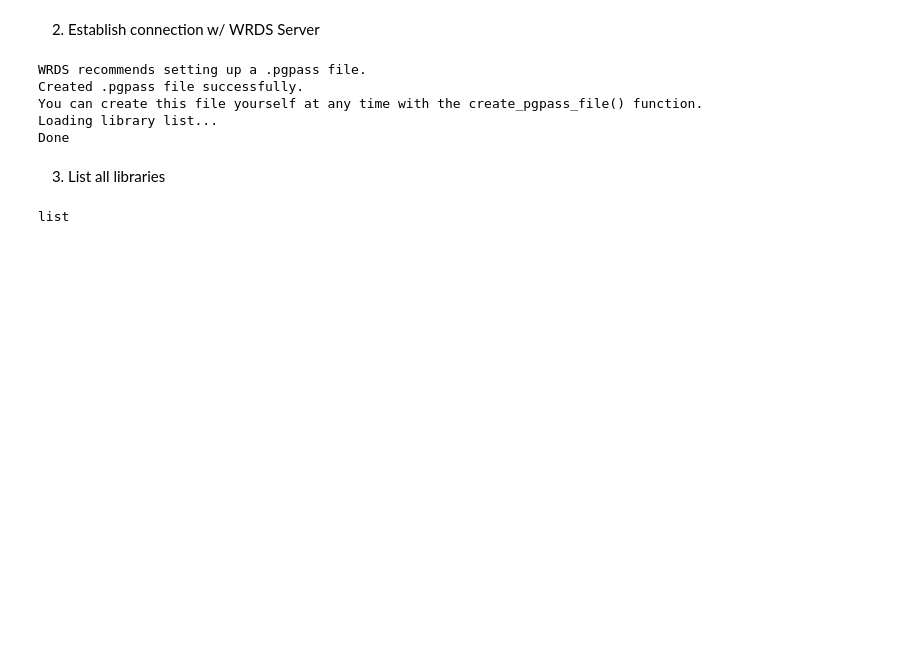
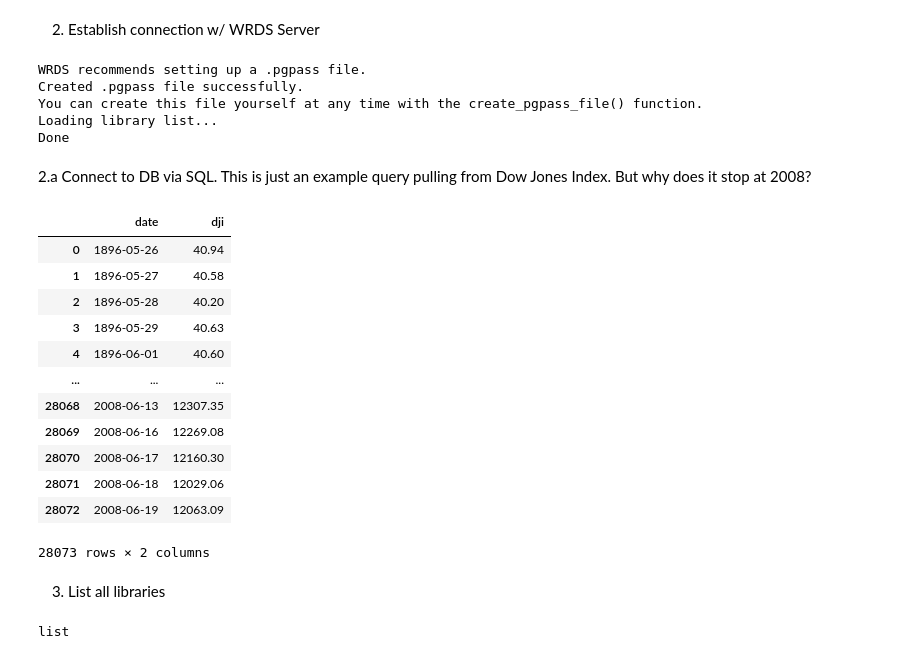
Before and after one commit to WPI-Investing-Association/WRDS-IA, a Jupyter notebook: wrds-py/intro.ipynb, the cells around one changed output. Cells and saved outputs as stored; diff of their text form; code cells hidden in the pictures; blank space fills up the shorter version.

```diff
--- a/wrds-py/intro.ipynb
+++ b/wrds-py/intro.ipynb
@@ -14,6 +14,24 @@ Created .pgpass file successfully.
 You can create this file yourself at any time with the create_pgpass_file() function.
 Loading library list...
 Done
+# %% [markdown]
+2.a Connect to DB via SQL. This is just an example query pulling from Dow Jones Index. But why does it stop at 2008?
+# %%
+conn.raw_sql('SELECT date,dji FROM djones.djdaily')
+# %% [output]
+|  | date | dji |
+| 0 | 1896-05-26 | 40.94 |
+| 1 | 1896-05-27 | 40.58 |
+| 2 | 1896-05-28 | 40.20 |
+| 3 | 1896-05-29 | 40.63 |
+| 4 | 1896-06-01 | 40.60 |
+| ... | ... | ... |
+| 28068 | 2008-06-13 | 12307.35 |
+| 28069 | 2008-06-16 | 12269.08 |
+| 28070 | 2008-06-17 | 12160.30 |
+| 28071 | 2008-06-18 | 12029.06 |
+| 28072 | 2008-06-19 | 12063.09 |
+28073 rows × 2 columns
 # %% [markdown]
 3. List all libraries
 # %%
```
Also changed, not shown: 14 other files.
